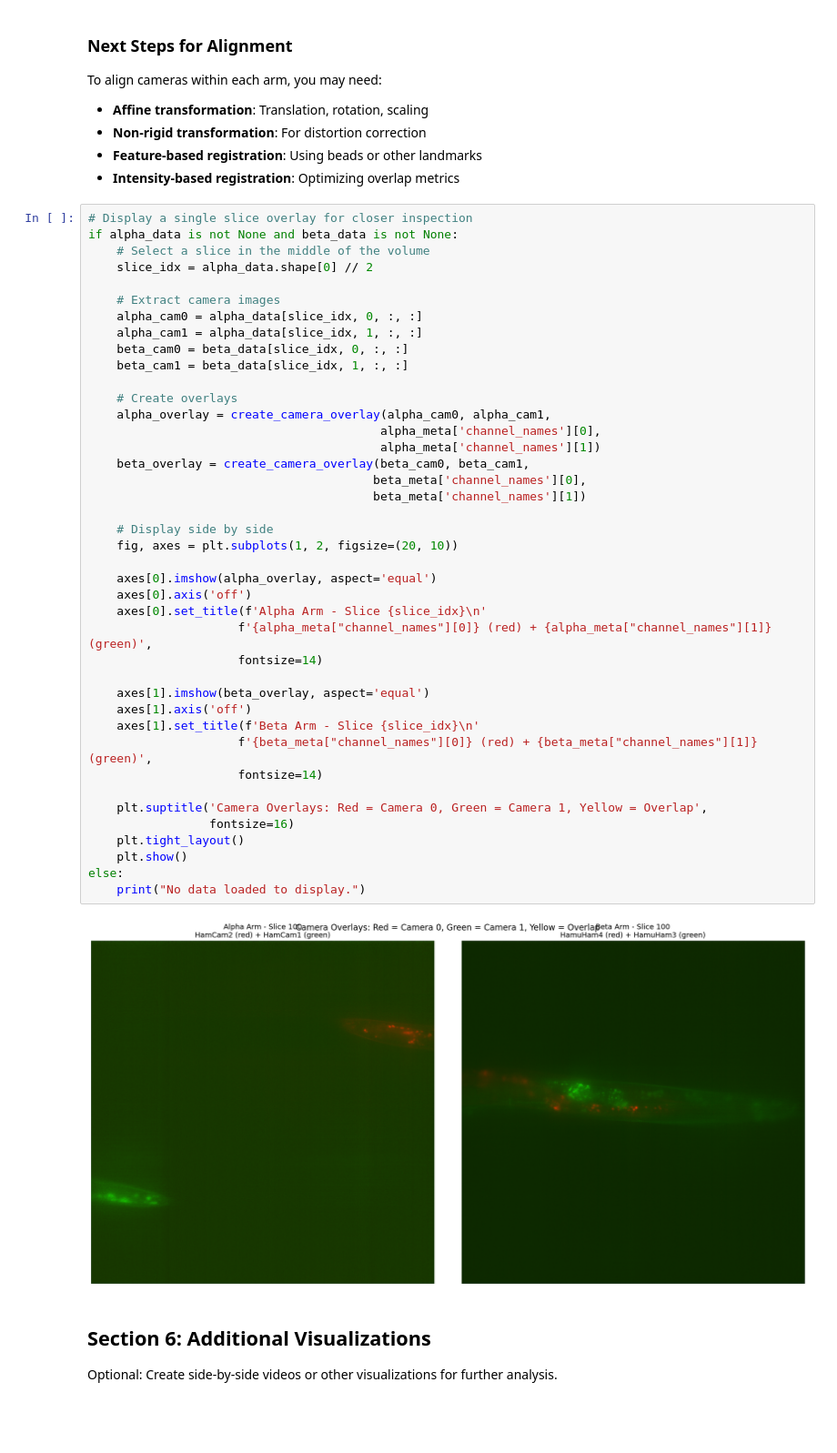
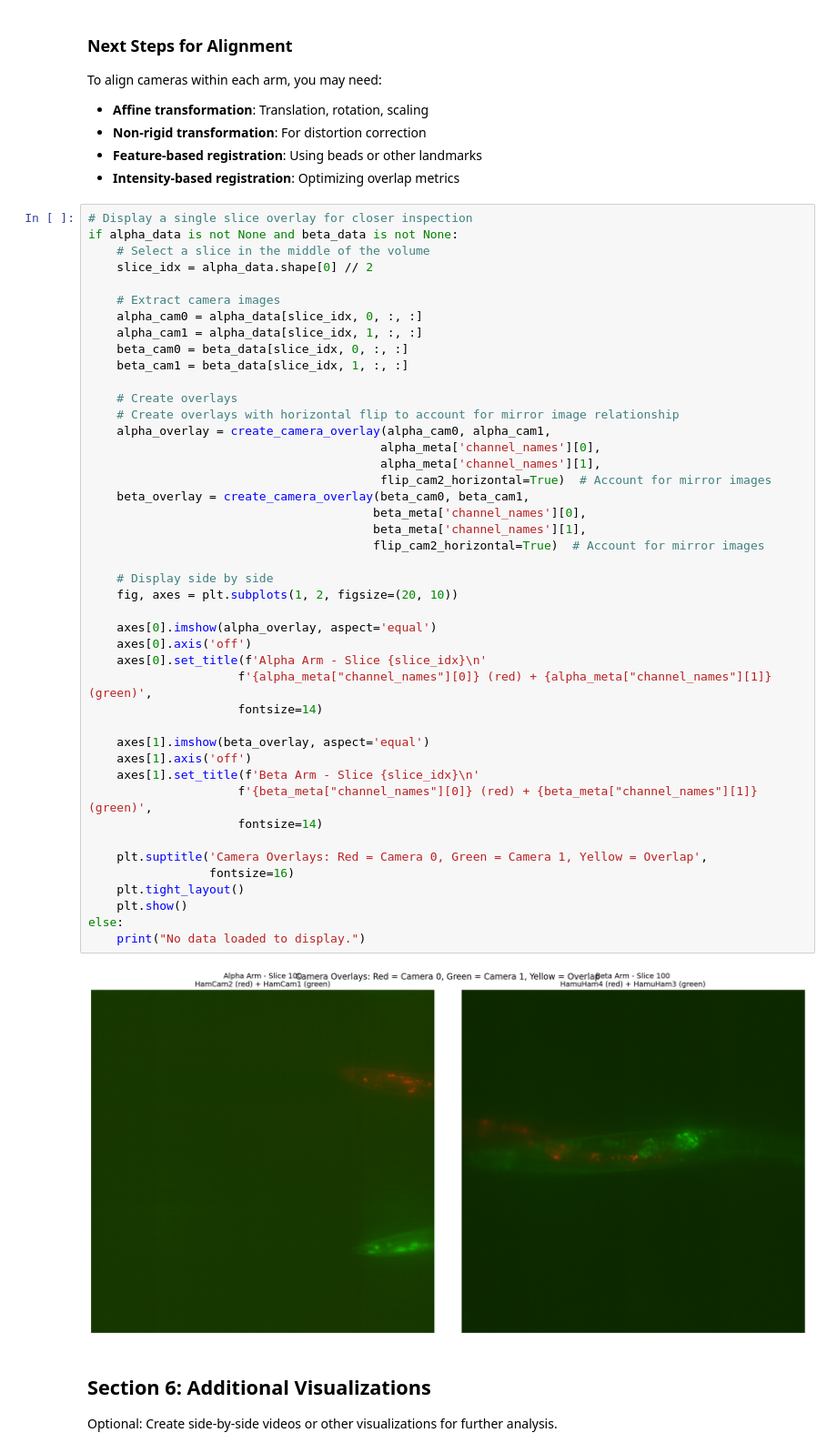
Before and after one commit to qsimeon/dispim_data, a Jupyter notebook: dispim_visualization.ipynb, the cells around one changed output. Shown at 91% size. Saved outputs shown, nothing was run; the diff lists cells and outputs as text; blank space fills up the shorter version.

```diff
--- a/dispim_visualization.ipynb
+++ b/dispim_visualization.ipynb
@@ -272,36 +274,39 @@ if alpha_data is not None and beta_data is not None:
     beta_cam1 = beta_data[slice_idx, 1, :, :]
 
     # Create overlays
+    # Create overlays with horizontal flip to account for mirror image relationship
     alpha_overlay = create_camera_overlay(alpha_cam0, alpha_cam1,
                                          alpha_meta['channel_names'][0],
-                                         alpha_meta['channel_names'][1])
+                                         alpha_meta['channel_names'][1],
+                                         flip_cam2_horizontal=True)  # Account for mirror images
     beta_overlay = create_camera_overlay(beta_cam0, beta_cam1,
                                         beta_meta['channel_names'][0],
-                                        beta_meta['channel_names'][1])
+                                        beta_meta['channel_names'][1],
+                                        flip_cam2_horizontal=True)  # Account for mirror images
 
     # Display side by side
     fig, axes = plt.subplots(1, 2, figsize=(20, 10))
 
     axes[0].imshow(alpha_overlay, aspect='equal')
     axes[0].axis('off')
     axes[0].set_title(f'Alpha Arm - Slice {slice_idx}\n'
                      f'{alpha_meta["channel_names"][0]} (red) + {alpha_meta["channel_names"][1]} (green)',
                      fontsize=14)
 
     axes[1].imshow(beta_overlay, aspect='equal')
     axes[1].axis('off')
     axes[1].set_title(f'Beta Arm - Slice {slice_idx}\n'
                      f'{beta_meta["channel_names"][0]} (red) + {beta_meta["channel_names"][1]} (green)',
                      fontsize=14)
 
     plt.suptitle('Camera Overlays: Red = Camera 0, Green = Camera 1, Yellow = Overlap',
                  fontsize=16)
     plt.tight_layout()
     plt.show()
 else:
     print("No data loaded to display.")
 # %% [output]
-[figure, old version]
+[figure, new version]
 # %% [markdown]
 ## Section 6: Additional Visualizations
 
```
Also changed, not shown: parts of 4 cells of this notebook, 3 other files.
